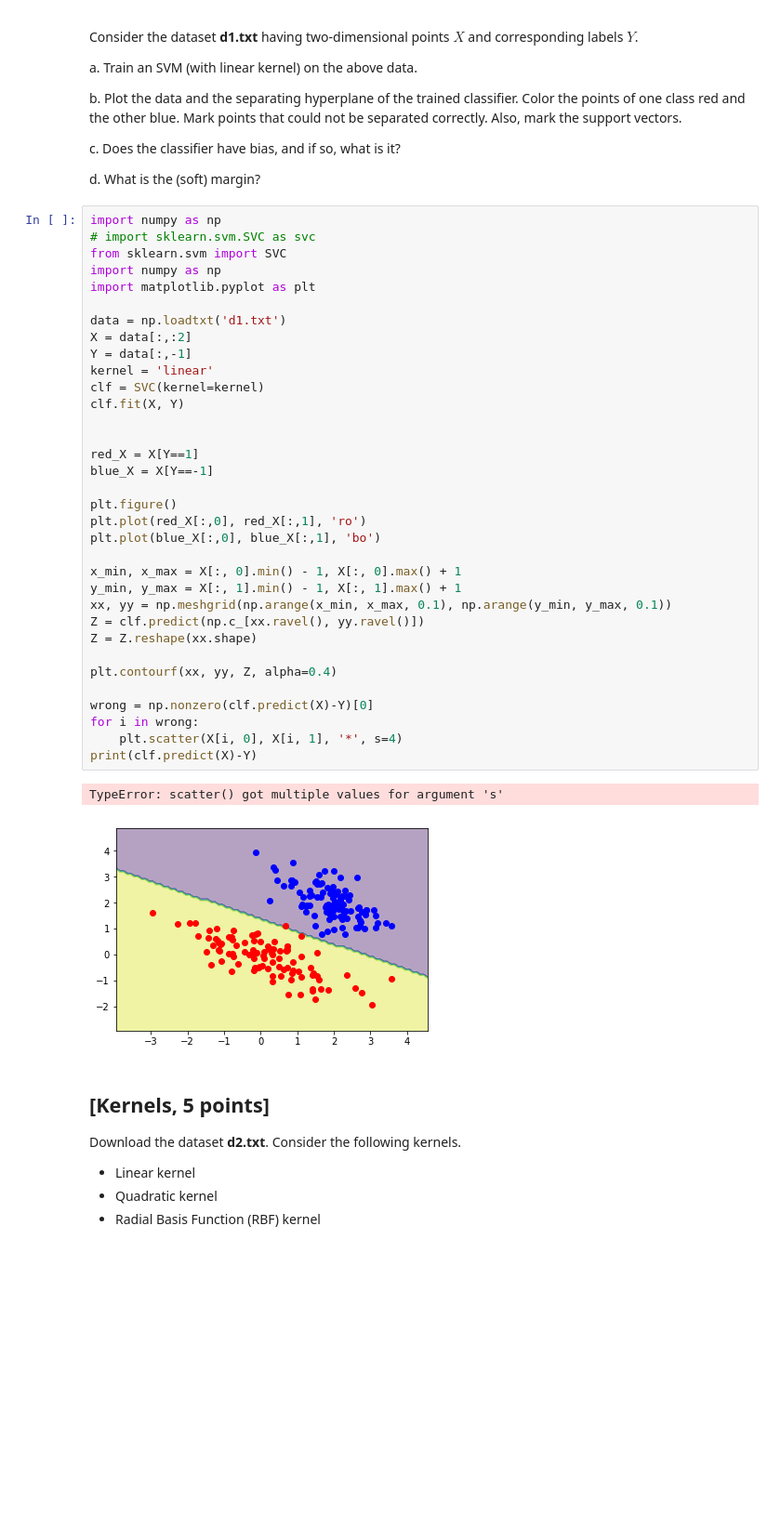
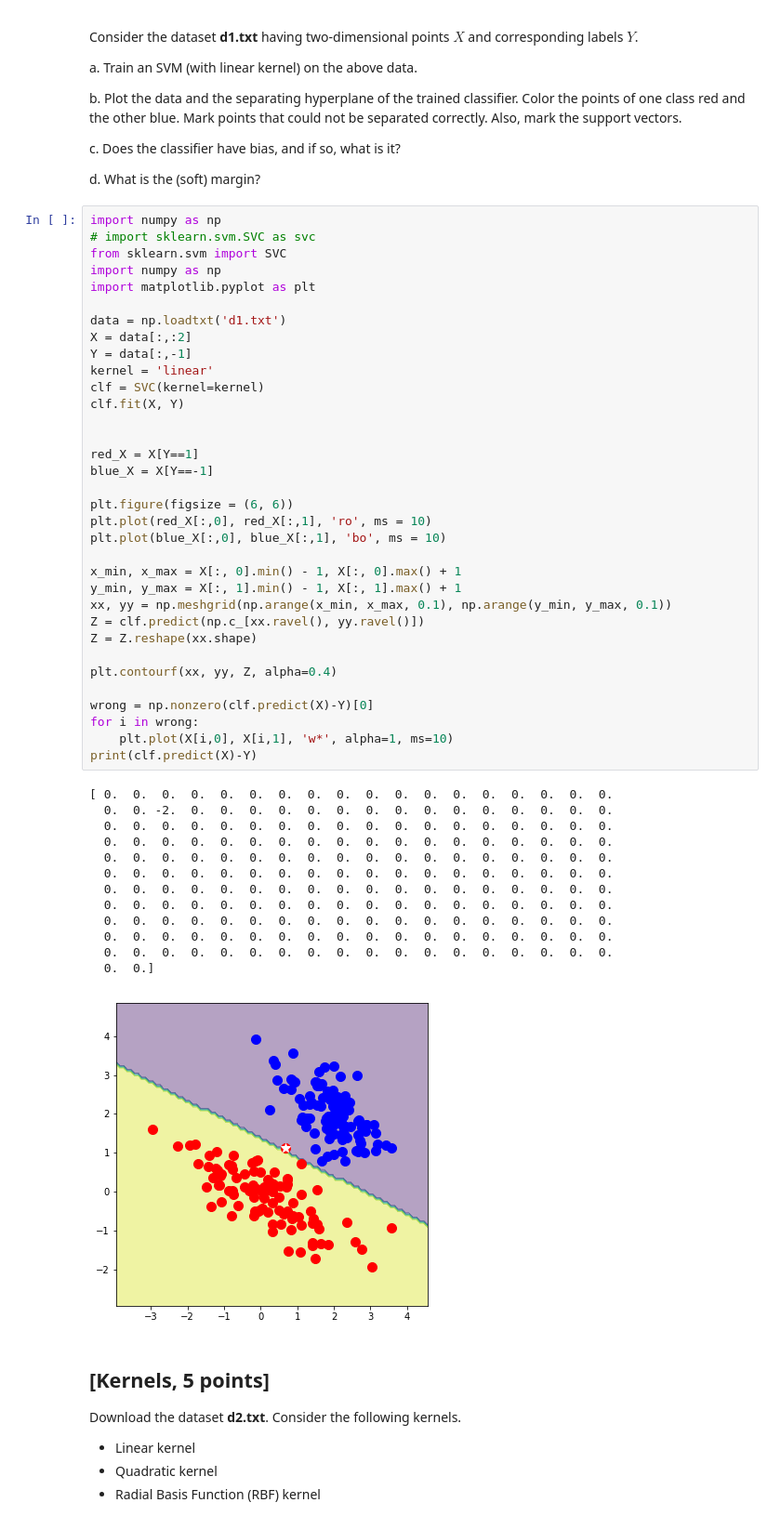
Before and after one commit to atonderski/tda231-ml-course, a Jupyter notebook: hw4.ipynb, the cells around one changed output. Shown at 93% size. Cells and saved outputs as stored; diff of their text form; blank space fills up the shorter version.

Commit message:
Added plot to practical 1

```diff
--- a/hw4.ipynb
+++ b/hw4.ipynb
@@ -131,39 +131,50 @@ d. What is the (soft) margin?
 import numpy as np
 # import sklearn.svm.SVC as svc
 from sklearn.svm import SVC
 import numpy as np
 import matplotlib.pyplot as plt
 
 data = np.loadtxt('d1.txt')
 X = data[:,:2]
 Y = data[:,-1]
 kernel = 'linear'
 clf = SVC(kernel=kernel)
 clf.fit(X, Y)
 
 
 red_X = X[Y==1]
 blue_X = X[Y==-1]
 
-plt.figure()
-plt.plot(red_X[:,0], red_X[:,1], 'ro')
-plt.plot(blue_X[:,0], blue_X[:,1], 'bo')
+plt.figure(figsize = (6, 6))
+plt.plot(red_X[:,0], red_X[:,1], 'ro', ms = 10)
+plt.plot(blue_X[:,0], blue_X[:,1], 'bo', ms = 10)
 
 x_min, x_max = X[:, 0].min() - 1, X[:, 0].max() + 1
 y_min, y_max = X[:, 1].min() - 1, X[:, 1].max() + 1
 xx, yy = np.meshgrid(np.arange(x_min, x_max, 0.1), np.arange(y_min, y_max, 0.1))
 Z = clf.predict(np.c_[xx.ravel(), yy.ravel()])
 Z = Z.reshape(xx.shape)
 
 plt.contourf(xx, yy, Z, alpha=0.4)
 
 wrong = np.nonzero(clf.predict(X)-Y)[0]
 for i in wrong:
-    plt.scatter(X[i, 0], X[i, 1], '*', s=4)
+    plt.plot(X[i,0], X[i,1], 'w*', alpha=1, ms=10)
 print(clf.predict(X)-Y)
 # %% [output]
-TypeError: scatter() got multiple values for argument 's'
+[ 0.  0.  0.  0.  0.  0.  0.  0.  0.  0.  0.  0.  0.  0.  0.  0.  0.  0.
+  0.  0. -2.  0.  0.  0.  0.  0.  0.  0.  0.  0.  0.  0.  0.  0.  0.  0.
+  0.  0.  0.  0.  0.  0.  0.  0.  0.  0.  0.  0.  0.  0.  0.  0.  0.  0.
+  0.  0.  0.  0.  0.  0.  0.  0.  0.  0.  0.  0.  0.  0.  0.  0.  0.  0.
+  0.  0.  0.  0.  0.  0.  0.  0.  0.  0.  0.  0.  0.  0.  0.  0.  0.  0.
+  0.  0.  0.  0.  0.  0.  0.  0.  0.  0.  0.  0.  0.  0.  0.  0.  0.  0.
+  0.  0.  0.  0.  0.  0.  0.  0.  0.  0.  0.  0.  0.  0.  0.  0.  0.  0.
+  0.  0.  0.  0.  0.  0.  0.  0.  0.  0.  0.  0.  0.  0.  0.  0.  0.  0.
+  0.  0.  0.  0.  0.  0.  0.  0.  0.  0.  0.  0.  0.  0.  0.  0.  0.  0.
+  0.  0.  0.  0.  0.  0.  0.  0.  0.  0.  0.  0.  0.  0.  0.  0.  0.  0.
+  0.  0.  0.  0.  0.  0.  0.  0.  0.  0.  0.  0.  0.  0.  0.  0.  0.  0.
+  0.  0.]
-[figure, old version]
+[figure, new version]
 # %% [markdown]
 
 
```
